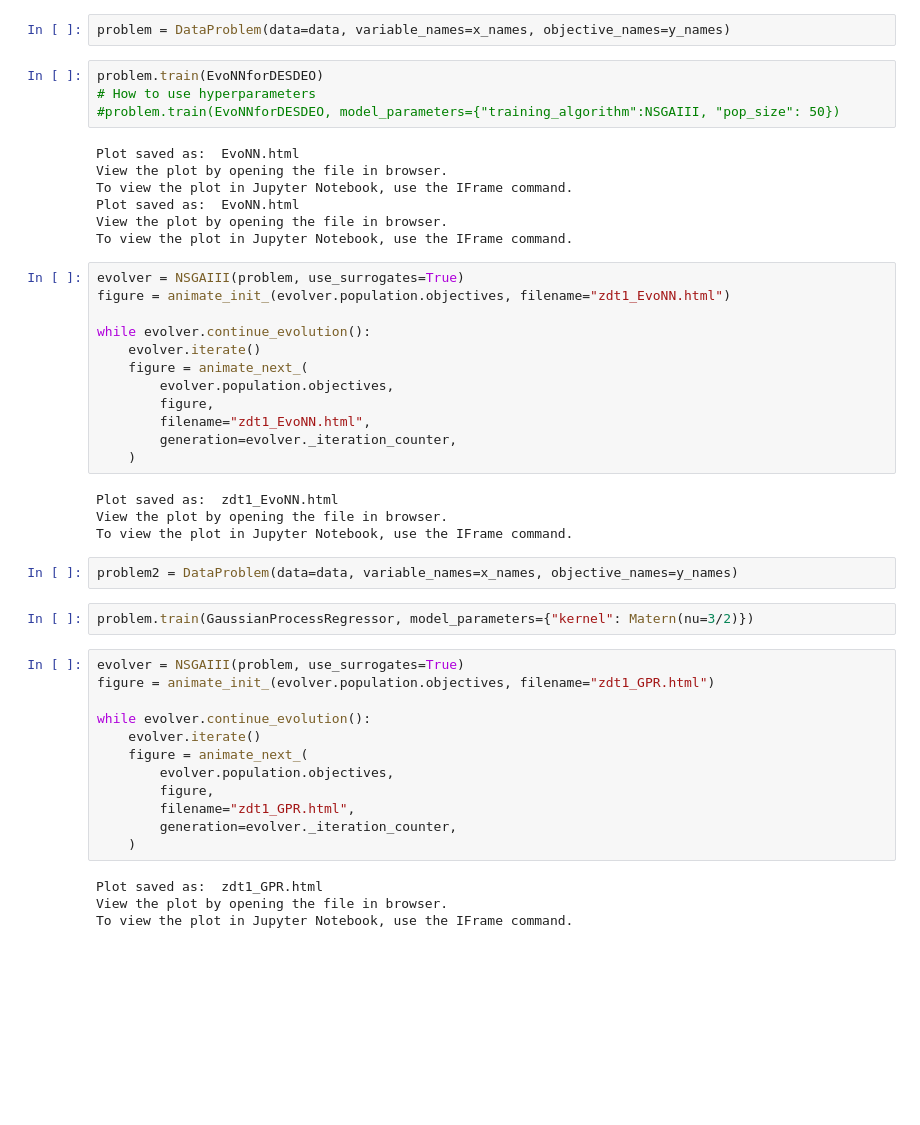
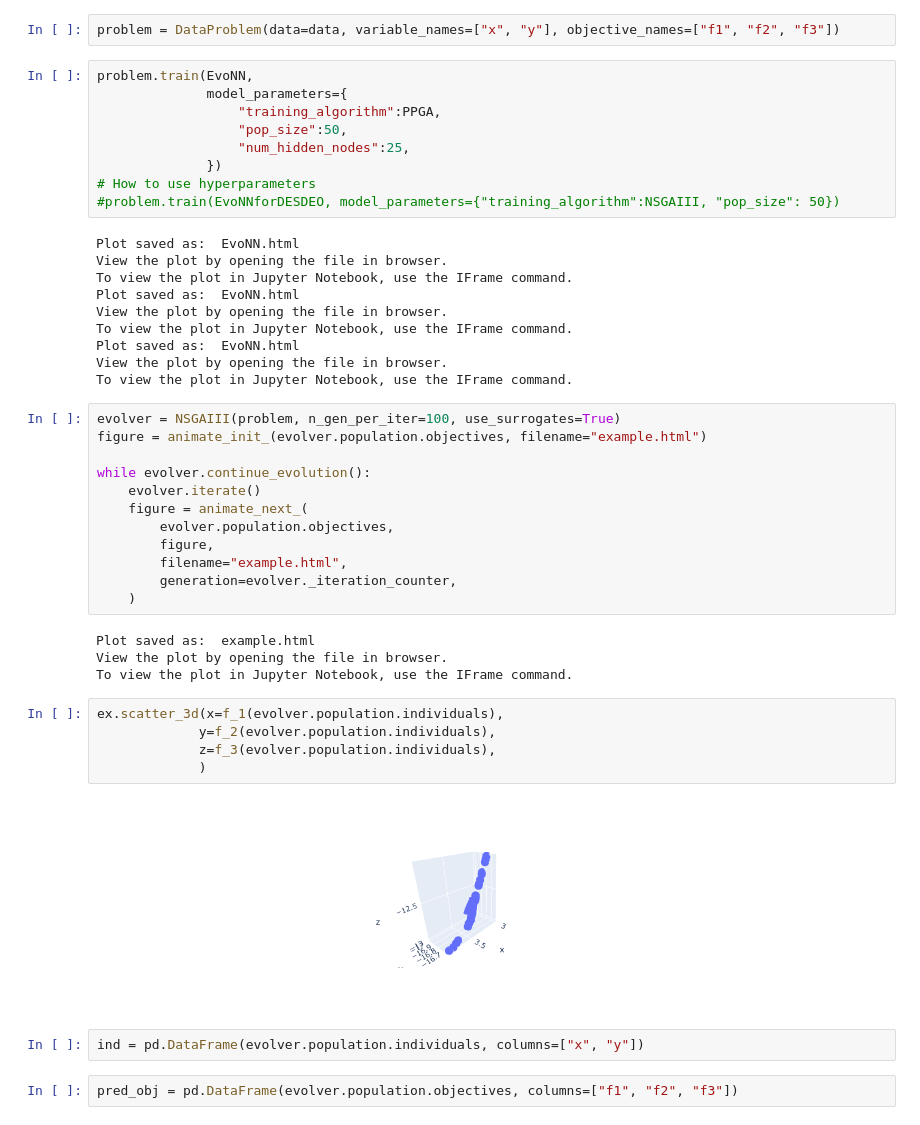
Before and after one commit to industrial-optimization-group/desdeo-emo, a Jupyter notebook: docs/notebooks/Using_EvoNN_for_optimization.ipynb, the cells around one changed output. Cells and saved outputs as stored; diff of their text form; blank space fills up the shorter version.

Commit message:
Some fixes and notebooks

```diff
--- a/docs/notebooks/Using_EvoNN_for_optimization.ipynb
+++ b/docs/notebooks/Using_EvoNN_for_optimization.ipynb
@@ -29,7 +66,12 @@ data = pd.DataFrame(np.hstack((x,y.objectives)), columns=x_names+y_names)
 # %%
-problem = DataProblem(data=data, variable_names=x_names, objective_names=y_names)
+problem = DataProblem(data=data, variable_names=["x", "y"], objective_names=["f1", "f2", "f3"])
 # %%
-problem.train(EvoNNforDESDEO)
+problem.train(EvoNN,
+              model_parameters={
+                  "training_algorithm":PPGA,
+                  "pop_size":50,
+                  "num_hidden_nodes":25,
+              })
 # How to use hyperparameters
 #problem.train(EvoNNforDESDEO, model_parameters={"training_algorithm":NSGAIII, "pop_size": 50})
 # %% [output]
@@ -39,39 +81,33 @@ To view the plot in Jupyter Notebook, use the IFrame command.
 Plot saved as:  EvoNN.html
 View the plot by opening the file in browser.
 To view the plot in Jupyter Notebook, use the IFrame command.
+Plot saved as:  EvoNN.html
+View the plot by opening the file in browser.
+To view the plot in Jupyter Notebook, use the IFrame command.
 # %%
-evolver = NSGAIII(problem, use_surrogates=True)
-figure = animate_init_(evolver.population.objectives, filename="zdt1_EvoNN.html")
+evolver = NSGAIII(problem, n_gen_per_iter=100, use_surrogates=True)
+figure = animate_init_(evolver.population.objectives, filename="example.html")
 
 while evolver.continue_evolution():
     evolver.iterate()
     figure = animate_next_(
         evolver.population.objectives,
         figure,
-        filename="zdt1_EvoNN.html",
+        filename="example.html",
         generation=evolver._iteration_counter,
     )
 # %% [output]
-Plot saved as:  zdt1_EvoNN.html
+Plot saved as:  example.html
 View the plot by opening the file in browser.
 To view the plot in Jupyter Notebook, use the IFrame command.
-# %%
-problem2 = DataProblem(data=data, variable_names=x_names, objective_names=y_names)
-# %%
-problem.train(GaussianProcessRegressor, model_parameters={"kernel": Matern(nu=3/2)})
-# %%
-evolver = NSGAIII(problem, use_surrogates=True)
-figure = animate_init_(evolver.population.objectives, filename="zdt1_GPR.html")
-
-while evolver.continue_evolution():
-    evolver.iterate()
-    figure = animate_next_(
-        evolver.population.objectives,
-        figure,
-        filename="zdt1_GPR.html",
-        generation=evolver._iteration_counter,
-    )
-# %% [output]
-Plot saved as:  zdt1_GPR.html
-View the plot by opening the file in browser.
-To view the plot in Jupyter Notebook, use the IFrame command.
+# %%
+ex.scatter_3d(x=f_1(evolver.population.individuals),
+             y=f_2(evolver.population.individuals),
+             z=f_3(evolver.population.individuals),
+             )
+# %% [output]
+[figure, added]
+# %%
+ind = pd.DataFrame(evolver.population.individuals, columns=["x", "y"])
+# %%
+pred_obj = pd.DataFrame(evolver.population.objectives, columns=["f1", "f2", "f3"])
```
Also changed, not shown: parts of 9 cells of this notebook, 6 other files.
